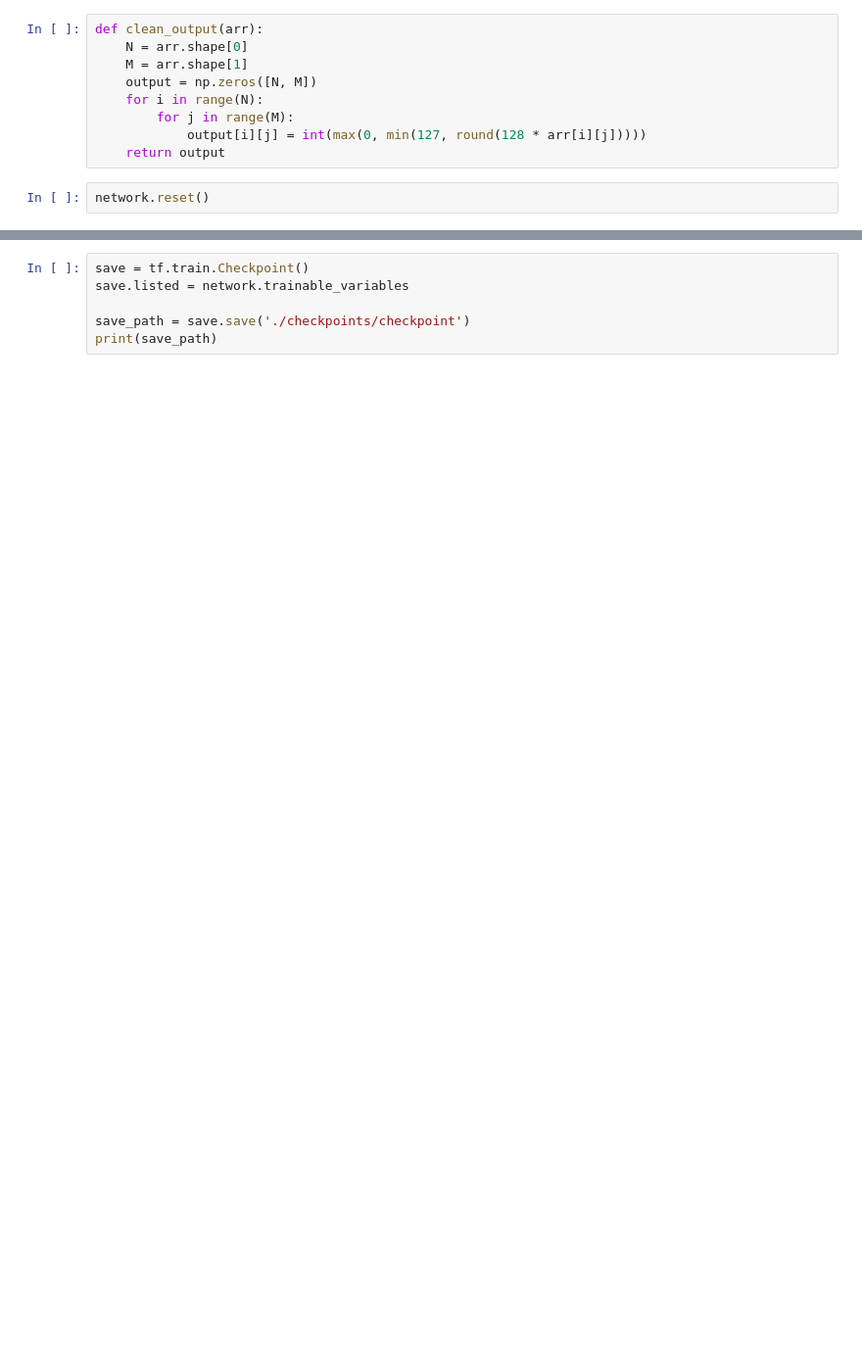
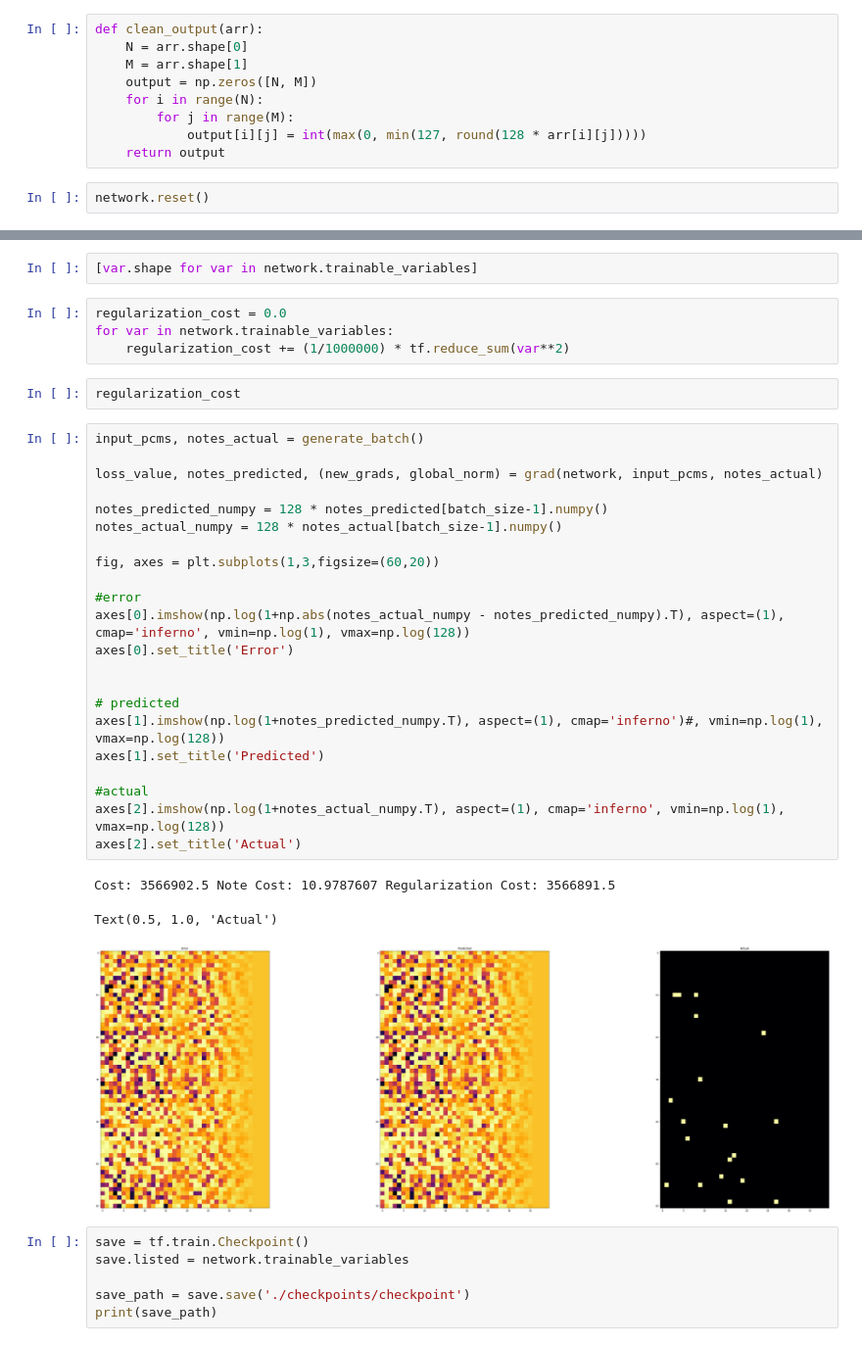
Before and after one commit to jmsmdy/sound-parse, a Jupyter notebook: Flex Net K.ipynb, the cells around one changed output, grey strips where cells are left out. Shown at 98% size. Saved outputs shown, nothing was run; the diff lists cells and outputs as text; blank space fills up the shorter version.

```diff
--- a/Flex Net K.ipynb
+++ b/Flex Net K.ipynb
@@ -652,3 +627,37 @@ Step 5 complete.
+# %%
+[var.shape for var in network.trainable_variables]
+# %%
+regularization_cost = 0.0
+for var in network.trainable_variables:
+    regularization_cost += (1/1000000) * tf.reduce_sum(var**2)
+# %%
+regularization_cost
+# %%
+input_pcms, notes_actual = generate_batch()
+
+loss_value, notes_predicted, (new_grads, global_norm) = grad(network, input_pcms, notes_actual)
+
+notes_predicted_numpy = 128 * notes_predicted[batch_size-1].numpy()
+notes_actual_numpy = 128 * notes_actual[batch_size-1].numpy()
+
+fig, axes = plt.subplots(1,3,figsize=(60,20))
+
+#error
+axes[0].imshow(np.log(1+np.abs(notes_actual_numpy - notes_predicted_numpy).T), aspect=(1), cmap='inferno', vmin=np.log(1), vmax=np.log(128))
+axes[0].set_title('Error')
+
+
+# predicted
+axes[1].imshow(np.log(1+notes_predicted_numpy.T), aspect=(1), cmap='inferno')#, vmin=np.log(1), vmax=np.log(128))
+axes[1].set_title('Predicted')
+
+#actual
+axes[2].imshow(np.log(1+notes_actual_numpy.T), aspect=(1), cmap='inferno', vmin=np.log(1), vmax=np.log(128))
+axes[2].set_title('Actual')
+# %% [output]
+Cost: 3566902.5 Note Cost: 10.9787607 Regularization Cost: 3566891.5
+Text(0.5, 1.0, 'Actual')
+[figure, added]
 # %%
 save = tf.train.Checkpoint()
 save.listed = network.trainable_variables
```
Also changed, not shown: parts of 4 cells of this notebook, 5 other files.
